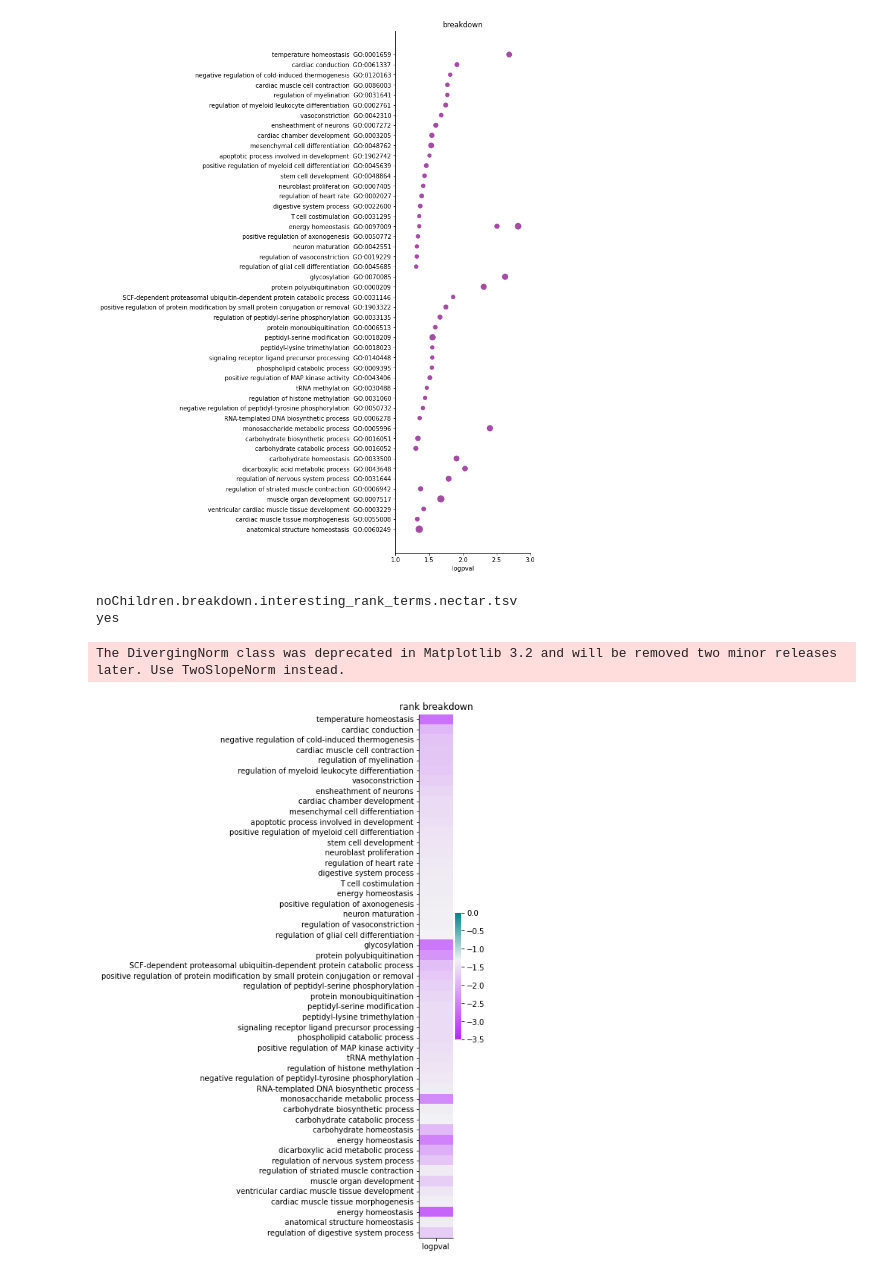
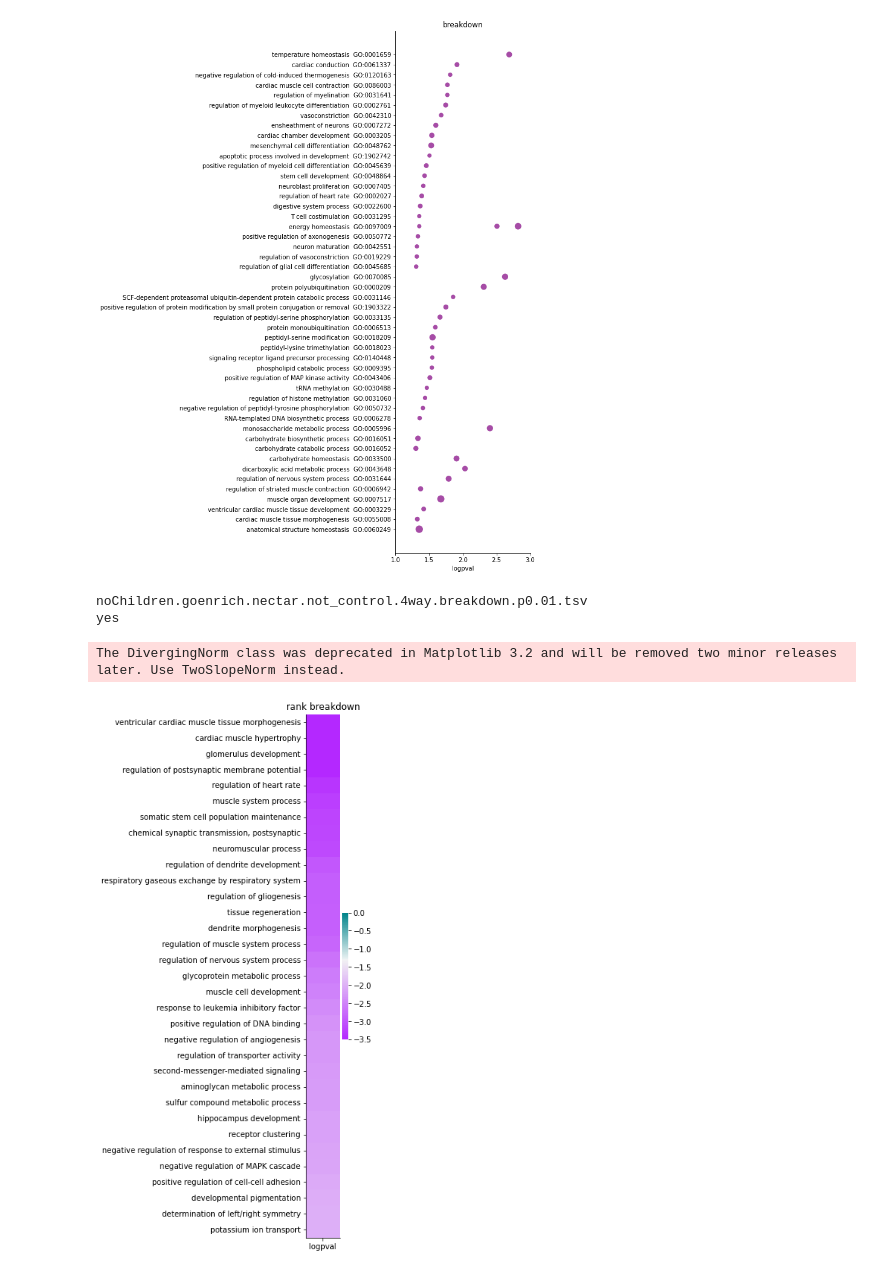
Before and after one commit to osipovarev/absrel, a Jupyter notebook: enrich_go_analysis.ipynb, the cells around one changed output. Drawn from its saved outputs; the diff is of its cells as text; code cells hidden in the pictures.

Commit message:
backed up changes from Thu Jul 11 07:48:43 EDT 2024 in the project /Users/osipova/Documents/LabDocs/NectarivoryProject/absrel

```diff
--- a/enrich_go_analysis.ipynb
+++ b/enrich_go_analysis.ipynb
@@ -341,7 +341,8 @@ yes
 # %%
 ## Plot GO enrichments for representative GO
 v = 'combined_default_srv_mh'
-dir_path = '/Users/osipova/Documents/LabDocs/NectarivoryProject/absrel/absrel_analysis_2024/{}/ClusterProfiler/'.format(v)
+# dir_path = '/Users/osipova/Documents/LabDocs/NectarivoryProject/absrel/absrel_analysis_2024/{}/ClusterProfiler/'.format(v)
+dir_path = '/Users/osipova/Documents/LabDocs/NectarivoryProject/Manuscript_Nectar_Genomics/CNEEs_gene_lv_convergent/'
 
 target = 'nectar'
 # target = 'nonnectar'
@@ -354,7 +355,8 @@ nonzero_dbs = []
 for db in dbs:
 #     file_name = 'PopGen_{}/SF2.go_enrich.1Mb_domain.tsv'.format(db)
 #     file_name = 'represent_GO.rank{}.tsv'.format(db)
-    file_name = 'noChildren.breakdown.interesting_rank_terms.nectar.tsv'
+#     file_name = 'noChildren.breakdown.interesting_rank_terms.nectar.tsv'
+    file_name = 'noChildren.goenrich.nectar.not_control.4way.breakdown.p0.01.tsv'
     print(file_name)
     file_data = glob(dir_path + file_name)[0]
     df = pd.read_csv(file_data, sep='\t')
@@ -386,32 +388,32 @@ i = 0
 for db in nonzero_dbs:
     try:
         axi = axes[i]
     except TypeError:
         axi = axes
     dfi = DF_dbs[db]
     dfi.set_index('GOfull', inplace=True)
 
     pval_cols = [i for i in dfi.columns if i.startswith('logpval')]
     df_pval = dfi[pval_cols]
 
     sns.heatmap(ax=axi, data=df_pval, cmap=cmap_pval, norm=divnorm_pval)
 
     axi.set_title('rank {}'.format(db))
     axi.set_ylabel('')
     axi.set_xlabel('')
     axi.legend([], [], frameon=False)
     i += 1
 
 sns.despine(fig=None, ax=None, left=False, bottom=False, offset=None, trim=False)
 fig.subplots_adjust(bottom=0, top=0.6, wspace=0, hspace=0.6)
 fig.tight_layout()
 
 # pdf_name = 'represent_GO.all_ranks.enirch.{}.pdf'.format(target)
 # pdf_name = 'noChildren.breakdown.interesting_rank_terms.nectar.pdf'.format(target)
 pdf_name = 'noChildren.noGOs.breakdown.interesting_rank_terms.nectar.pdf'.format(target)
 # fig.savefig(pdf_name, bbox_inches='tight')
 # %% [output]
-noChildren.breakdown.interesting_rank_terms.nectar.tsv
+noChildren.goenrich.nectar.not_control.4way.breakdown.p0.01.tsv
 yes
 The DivergingNorm class was deprecated in Matplotlib 3.2 and will be removed two minor releases later. Use TwoSlopeNorm instead.
-[figure, old version]
+[figure, new version]
```
Also changed, not shown: 1 other file.
